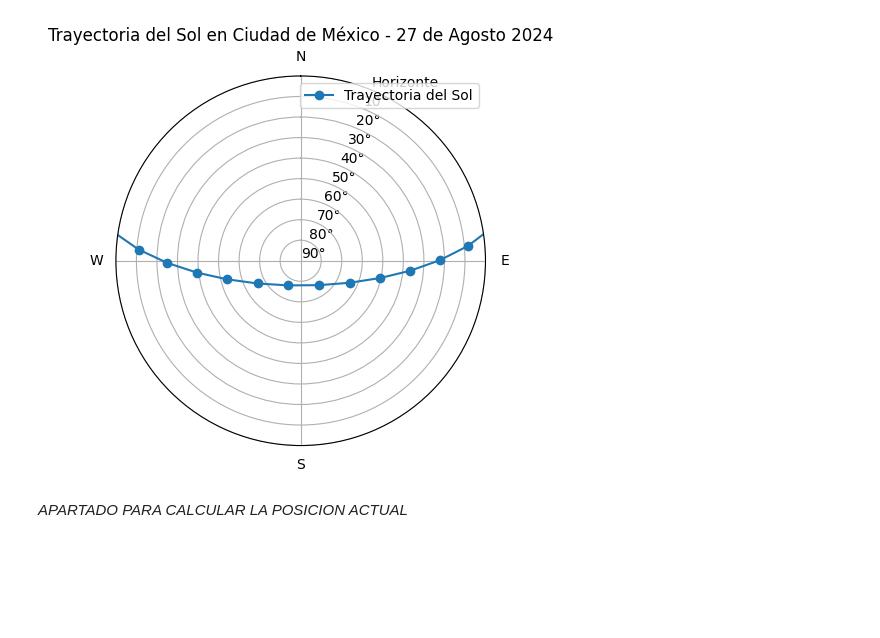
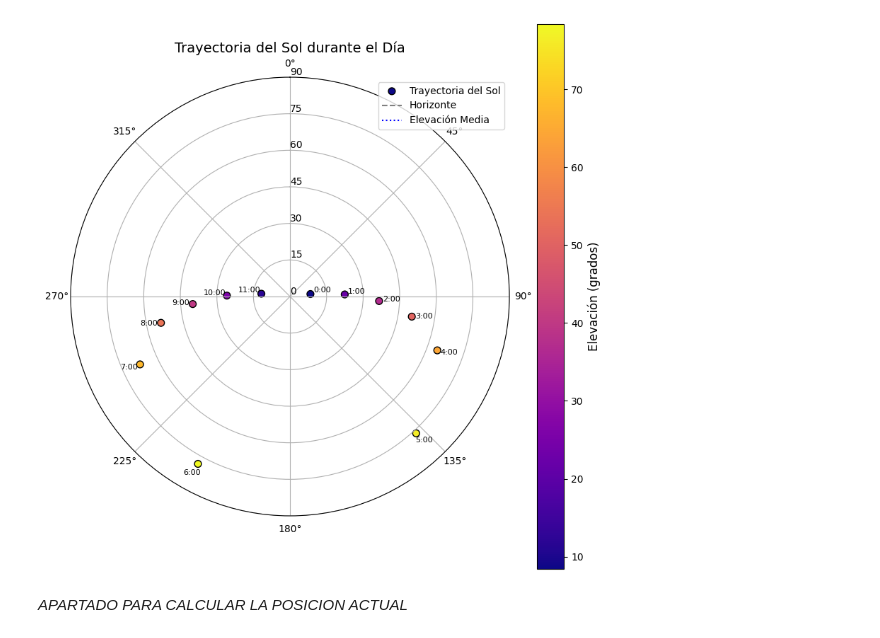
Before and after one commit to snappiermars/SunAE, a Jupyter notebook: sunae.ipynb, the cells around one changed output. Cells and saved outputs as stored; diff of their text form; code cells hidden in the pictures; blank space fills up the shorter version.

Commit message:
Mejoras al momento de graficar

```diff
--- a/sunae.ipynb
+++ b/sunae.ipynb
@@ -83,36 +7,0 @@ def sunae(year, day, hour, lat, long):
-# %%
-# Ejemplo de uso con la Ciudad de México
-year = 2024
-day = 247  # 8 de agosto
-lat = 19.4326  # Latitud de Ciudad de México
-long = -99.1332  # Longitud de Ciudad de México
-# Lista para guardar los azimuts y elevaciones
-az_list = []
-el_list = []
-
-# Calcular la posición del Sol en intervalos de tiempo
-for hour in range(0, 24):
-    az, el = sunae(year, day, hour, lat, long)
-    az_list.append(math.radians(az))
-    el_list.append(90 - el)  # Convertir elevación para gráfico polar
-# %%
-# Graficar la trayectoria
-fig = plt.figure()
-ax = fig.add_subplot(111, polar=True)
-ax.set_theta_direction(-1)  # Direccion del azimut
-ax.set_theta_offset(math.pi / 2.0)  # 0 grados apunta al norte
-
-ax.plot(az_list, el_list, marker='o', label='Trayectoria del Sol')
-
-# Configuración de la gráfica
-ax.set_ylim(0, 90)
-ax.set_yticks(range(0, 91, 10))
-ax.set_yticklabels(['90°', '80°', '70°', '60°', '50°', '40°', '30°', '20°', '10°', 'Horizonte'])
-ax.set_xticks([0, math.pi/2, math.pi, 3*math.pi/2])
-ax.set_xticklabels(['N', 'E', 'S', 'W'])
-ax.set_title('Trayectoria del Sol en Ciudad de México - 27 de Agosto 2024')
-
-plt.legend()
-plt.show()
-# %% [output]
-[figure, removed]
@@ -119,3 +76,14 @@ plt.show()
+# %%
+# Crear una instancia de la clase con la fecha y coordenadas
+solar_position = sunae.SolarPosition(2024, 242, 19.4326, -99.1332)
+
+# Calcular la trayectoria del sol a lo largo del día
+azimuths, elevations = solar_position.calculate_daily_trajectory()
+
+# Graficar la trayectoria del sol
+plot_solar_trajectory(azimuths, elevations)
+# %% [output]
+[figure, added]
 # %% [markdown]
 *APARTADO PARA CALCULAR LA POSICION ACTUAL*
 # %%
```
Also changed, not shown: parts of 4 cells of this notebook.
